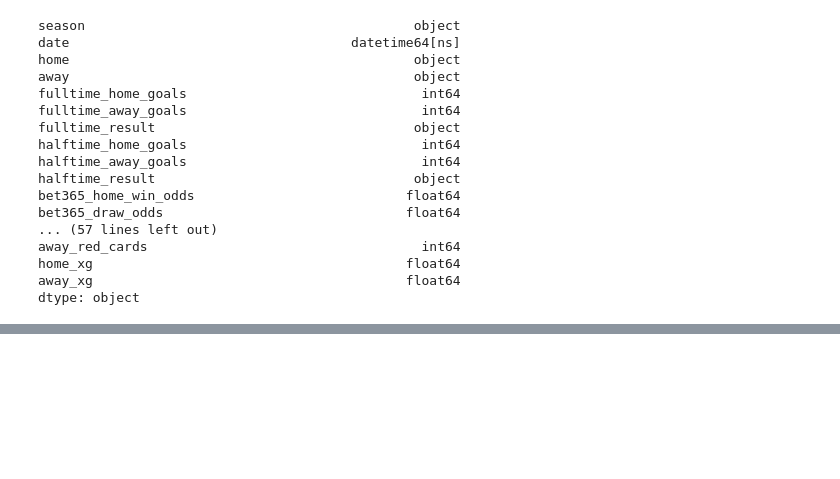
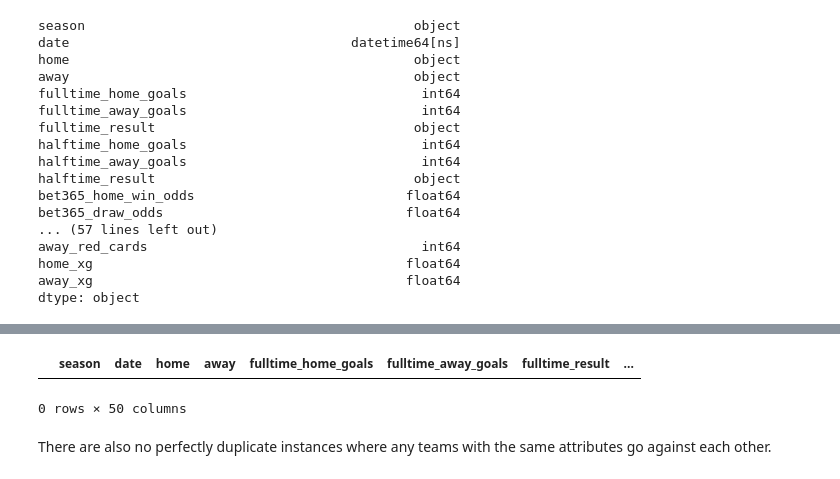
Before and after one commit to babakmahmoudian/la_liga, a Jupyter notebook: 01_data_preprocessing.ipynb, the cells around one changed output, grey strips where cells are left out. Saved outputs shown, nothing was run; the diff lists cells and outputs as text; code cells hidden in the pictures; blank space fills up the shorter version.

```diff
--- a/01_data_preprocessing.ipynb
+++ b/01_data_preprocessing.ipynb
@@ -89,0 +288,9 @@ df['away_aerial_duels'] = df['away_aerial_duels'].astype('int')
+# %%
+not_dup_cols = ['season', 'date', 'home', 'away', 'fulltime_home_goals', 'fulltime_away_goals', 'fulltime_result', 'halftime_result', 'venue']
+
+df[df.duplicated(subset=[col for col in df.columns if col not in not_dup_cols])]
+# %% [output]
+|  | season | date | home | away | fulltime_home_goals | fulltime_away_goals | fulltime_result | ... |
+0 rows × 50 columns
+# %% [markdown]
+There are also no perfectly duplicate instances where any teams with the same attributes go against each other.
```
Also changed, not shown: parts of 31 cells of this notebook, 2 other files.
